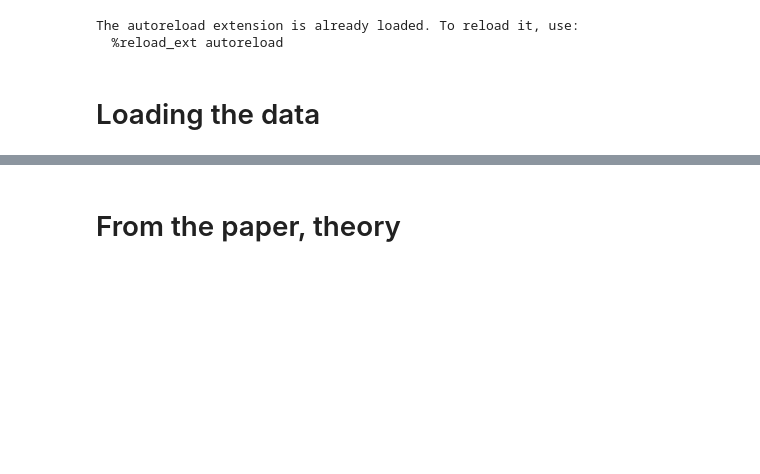
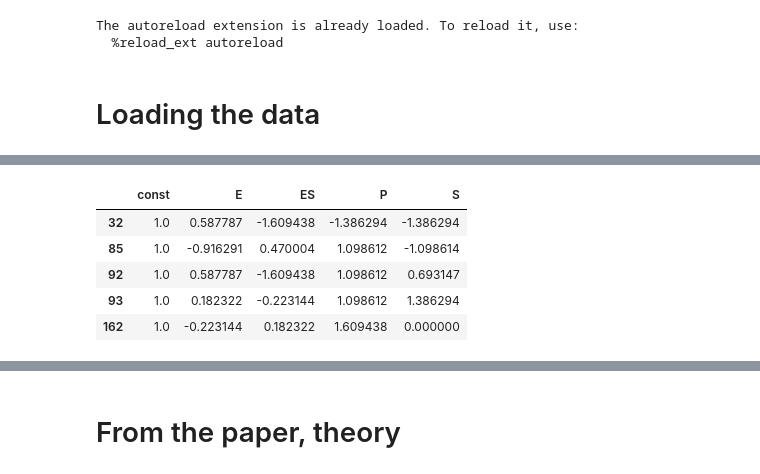
Before and after one commit to WilliamCappelletti/ML_CS433_project2, a Jupyter notebook: src/exploration.ipynb, the cells around one changed output, grey strips where cells are left out. Cells and saved outputs as stored; diff of their text form; code cells hidden in the pictures; blank space fills up the shorter version.

```diff
--- a/src/exploration.ipynb
+++ b/src/exploration.ipynb
@@ -27,4 +27,4 @@ The autoreload extension is already loaded. To reload it, use:
 # %%
 file = "../Data/result_full_factorial_pgm.csv"
 # %%
-data = Data_prep_replication(file)
+data = charles.Data_prep_replication(file)
@@ -78,0 +31,7 @@ charles.weights_obtain(data)
+# %%
+#we look for a crowding condition of 10%
+test = data[(data['volume_fraction']==0.1)]
+
+test = test[(test['sigma_mass'] == 0.825)]
+test = test[(test['mu_mass']== 31.9)]
+Weights = charles.weights_obtain(test)
@@ -78,0 +57,13 @@ charles.weights_obtain(data)
+# %%
+# build the model matrix
+X = test[['E','ES','P','S']]
+X = sm.add_constant(X)
+# %%
+X.head()
+# %% [output]
+|  | const | E | ES | P | S |
+| 32 | 1.0 | 0.587787 | -1.609438 | -1.386294 | -1.386294 |
+| 85 | 1.0 | -0.916291 | 0.470004 | 1.098612 | -1.098614 |
+| 92 | 1.0 | 0.587787 | -1.609438 | 1.098612 | 0.693147 |
+| 93 | 1.0 | 0.182322 | -0.223144 | 1.098612 | 1.386294 |
+| 162 | 1.0 | -0.223144 | 0.182322 | 1.609438 | 0.000000 |
```
Also changed, not shown: parts of 9 cells of this notebook, 1 other file.
